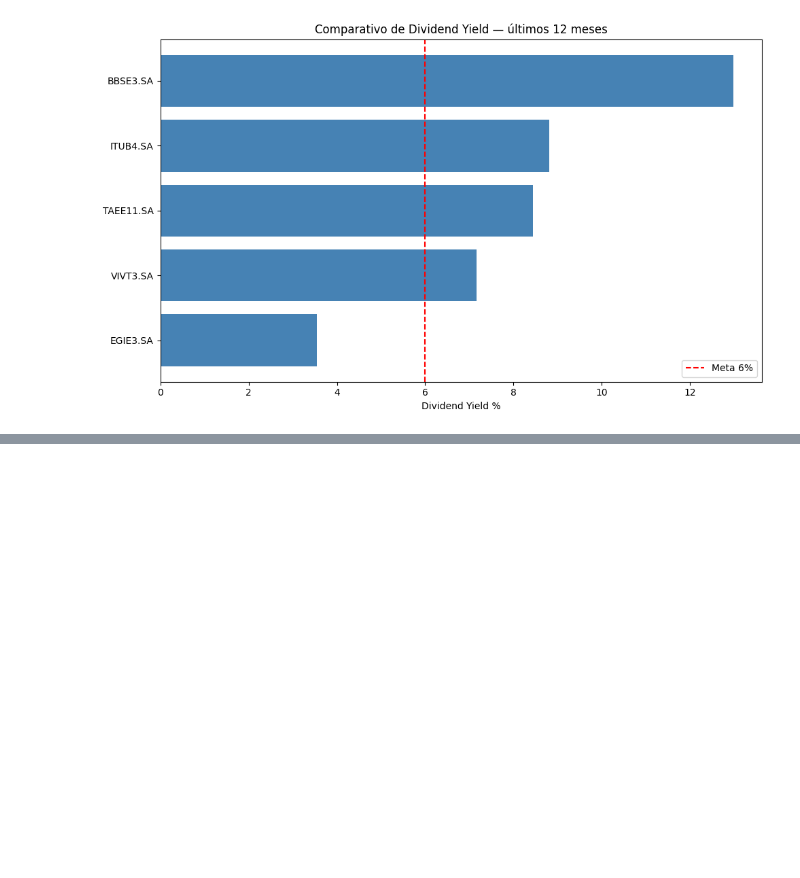
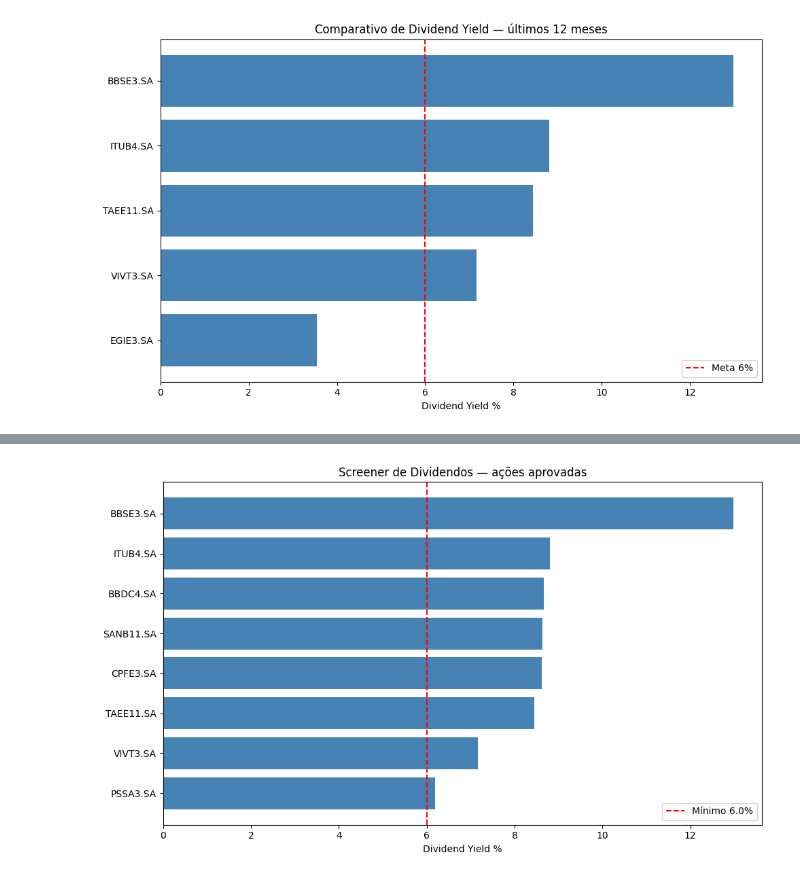
Before and after one commit to queirozcleiton/teste.py, a Jupyter notebook: mine_data.ipynb, the cells around one changed output, grey strips where cells are left out. Saved outputs shown, nothing was run; the diff lists cells and outputs as text; code cells hidden in the pictures; blank space fills up the shorter version.

```diff
--- a/mine_data.ipynb
+++ b/mine_data.ipynb
@@ -104,3 +104,20 @@ plt.tight_layout()
 plt.show()
 # %% [output]
 [figure]
+# %%
+lista_acoes = [
+    # Bancos
+    "ITUB4.SA", "BBDC4.SA", "BBAS3.SA", "SANB11.SA",
+    # Seguros
+    "BBSE3.SA", "PSSA3.SA",
+    # Energia elétrica
+    "EGIE3.SA", "TAEE11.SA", "CPFE3.SA", "ENEV3.SA",
+    # Telecom
+    "VIVT3.SA",
+    # Saneamento
+    "SAPR11.SA", "CSMG3.SA",
+    # Shoppings
+    "MULT3.SA", "IGTI11.SA"
+]
+
+print(f"Total de ações para analisar: {len(lista_acoes)}")
@@ -106,0 +191,15 @@ plt.show()
+# %%
+import matplotlib.pyplot as plt
+
+df_plot = df_screener.sort_values("DY %")
+
+plt.figure(figsize=(10, 6))
+bars = plt.barh(df_plot["Ticker"], df_plot["DY %"], color="steelblue")
+plt.xlabel("Dividend Yield %")
+plt.title("Screener de Dividendos — ações aprovadas")
+plt.axvline(x=DY_MINIMO, color="red", linestyle="--", label=f"Mínimo {DY_MINIMO}%")
+plt.legend()
+plt.tight_layout()
+plt.show()
+# %% [output]
+[figure, added]
```
Also changed, not shown: parts of 3 cells of this notebook.
